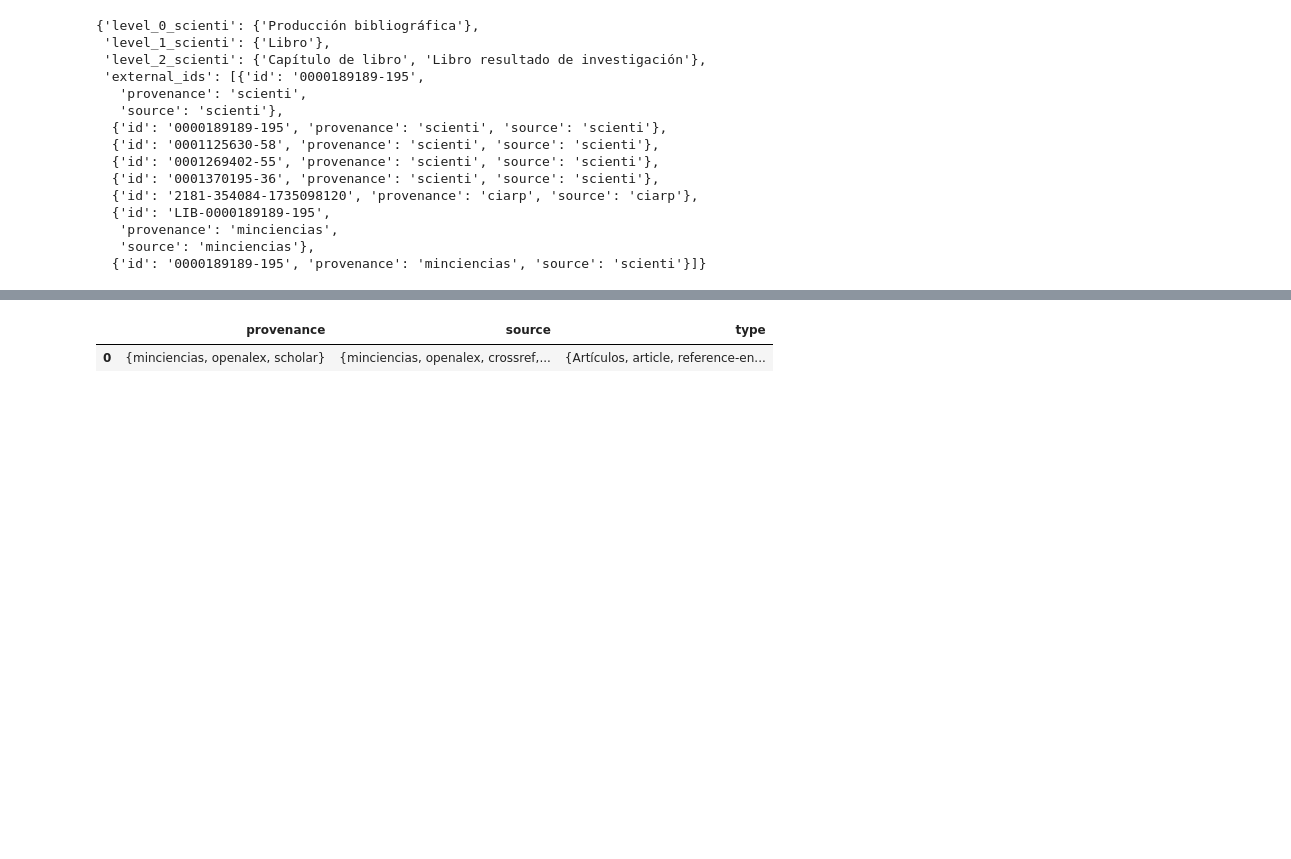
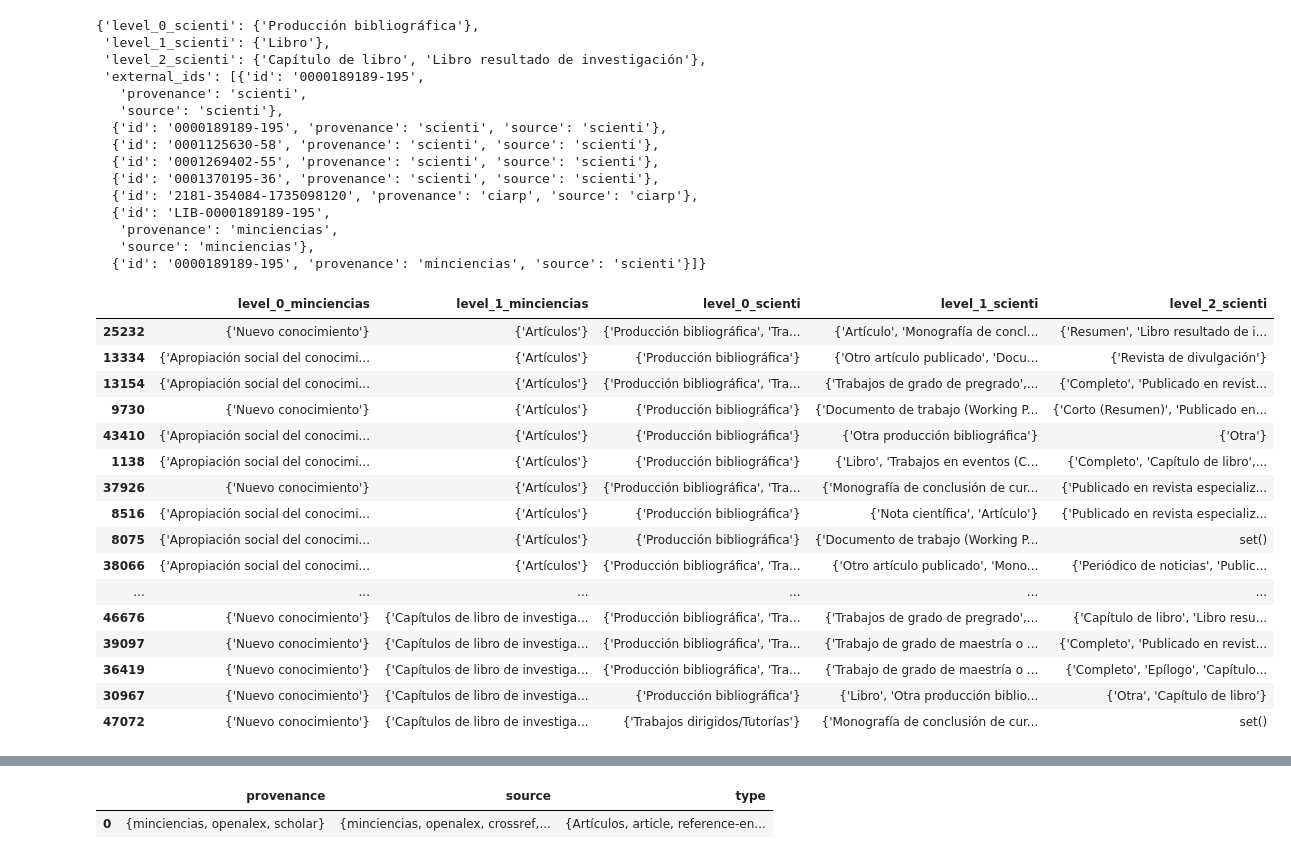
Before and after one commit to restrepo/udea.ipynb, a Jupyter notebook: udea.ipynb, the cells around one changed output, grey strips where cells are left out. Saved outputs shown, nothing was run; the diff lists cells and outputs as text; code cells hidden in the pictures; blank space fills up the shorter version.

```diff
--- a/udea.ipynb
+++ b/udea.ipynb
@@ -586,6 +586,13 @@ df['level_1_scienti'] = df['types'].apply(
 df['level_2_scienti'] = df['types'].apply(
     lambda L: set([d.get('type') for d in L if d.get('provenance') == 'scienti' and d.get('level') == 2
               ]))
+# %%
+df['level_0_minciencias'] = df['types'].apply(
+    lambda L: set([d.get('type') for d in L if d.get('provenance') == 'minciencias' and d.get('level') == 0
+              ]))
+df['level_1_minciencias'] = df['types'].apply(
+    lambda L: set([d.get('type') for d in L if d.get('provenance') == 'minciencias' and d.get('level') == 1
+              ]))
 # %%
 df.columns
 # %% [output]
@@ -680,3 +689,24 @@ kkk[kkk['level_2_scienti'].apply(lambda L: [x for x in L if re.search('Capítulo
    'provenance': 'minciencias',
    'source': 'minciencias'},
   {'id': '0000189189-195', 'provenance': 'minciencias', 'source': 'scienti'}]}
+# %%
+df[df['level_0_minciencias'].apply(len) > 0][['level_0_minciencias','level_1_minciencias','level_0_scienti','level_1_scienti','level_2_scienti'
+                                             ]].astype(str).drop_duplicates(['level_1_minciencias','level_1_scienti']).sort_values('level_1_minciencias')[100:150]
+# %% [output]
+|  | level_0_minciencias | level_1_minciencias | level_0_scienti | level_1_scienti | level_2_scienti |
+| 25232 | {'Nuevo conocimiento'} | {'Artículos'} | {'Producción bibliográfica', 'Tra... | {'Artículo', 'Monografía de concl... | {'Resumen', 'Libro resultado de i... |
+| 13334 | {'Apropiación social del conocimi... | {'Artículos'} | {'Producción bibliográfica'} | {'Otro artículo publicado', 'Docu... | {'Revista de divulgación'} |
+| 13154 | {'Apropiación social del conocimi... | {'Artículos'} | {'Producción bibliográfica', 'Tra... | {'Trabajos de grado de pregrado',... | {'Completo', 'Publicado en revist... |
+| 9730 | {'Nuevo conocimiento'} | {'Artículos'} | {'Producción bibliográfica'} | {'Documento de trabajo (Working P... | {'Corto (Resumen)', 'Publicado en... |
+| 43410 | {'Apropiación social del conocimi... | {'Artículos'} | {'Producción bibliográfica'} | {'Otra producción bibliográfica'} | {'Otra'} |
+| 1138 | {'Apropiación social del conocimi... | {'Artículos'} | {'Producción bibliográfica'} | {'Libro', 'Trabajos en eventos (C... | {'Completo', 'Capítulo de libro',... |
+| 37926 | {'Nuevo conocimiento'} | {'Artículos'} | {'Producción bibliográfica', 'Tra... | {'Monografía de conclusión de cur... | {'Publicado en revista especializ... |
+| 8516 | {'Apropiación social del conocimi... | {'Artículos'} | {'Producción bibliográfica'} | {'Nota científica', 'Artículo'} | {'Publicado en revista especializ... |
+| 8075 | {'Apropiación social del conocimi... | {'Artículos'} | {'Producción bibliográfica'} | {'Documento de trabajo (Working P... | set() |
+| 38066 | {'Apropiación social del conocimi... | {'Artículos'} | {'Producción bibliográfica', 'Tra... | {'Otro artículo publicado', 'Mono... | {'Periódico de noticias', 'Public... |
+| ... | ... | ... | ... | ... | ... |
+| 46676 | {'Nuevo conocimiento'} | {'Capítulos de libro de investiga... | {'Producción bibliográfica', 'Tra... | {'Trabajos de grado de pregrado',... | {'Capítulo de libro', 'Libro resu... |
+| 39097 | {'Nuevo conocimiento'} | {'Capítulos de libro de investiga... | {'Producción bibliográfica', 'Tra... | {'Trabajo de grado de maestría o ... | {'Completo', 'Publicado en revist... |
+| 36419 | {'Nuevo conocimiento'} | {'Capítulos de libro de investiga... | {'Producción bibliográfica', 'Tra... | {'Trabajo de grado de maestría o ... | {'Completo', 'Epílogo', 'Capítulo... |
+| 30967 | {'Nuevo conocimiento'} | {'Capítulos de libro de investiga... | {'Producción bibliográfica'} | {'Libro', 'Otra producción biblio... | {'Otra', 'Capítulo de libro'} |
+| 47072 | {'Nuevo conocimiento'} | {'Capítulos de libro de investiga... | {'Trabajos dirigidos/Tutorías'} | {'Monografía de conclusión de cur... | set() |
```
Also changed, not shown: parts of 9 cells of this notebook.
